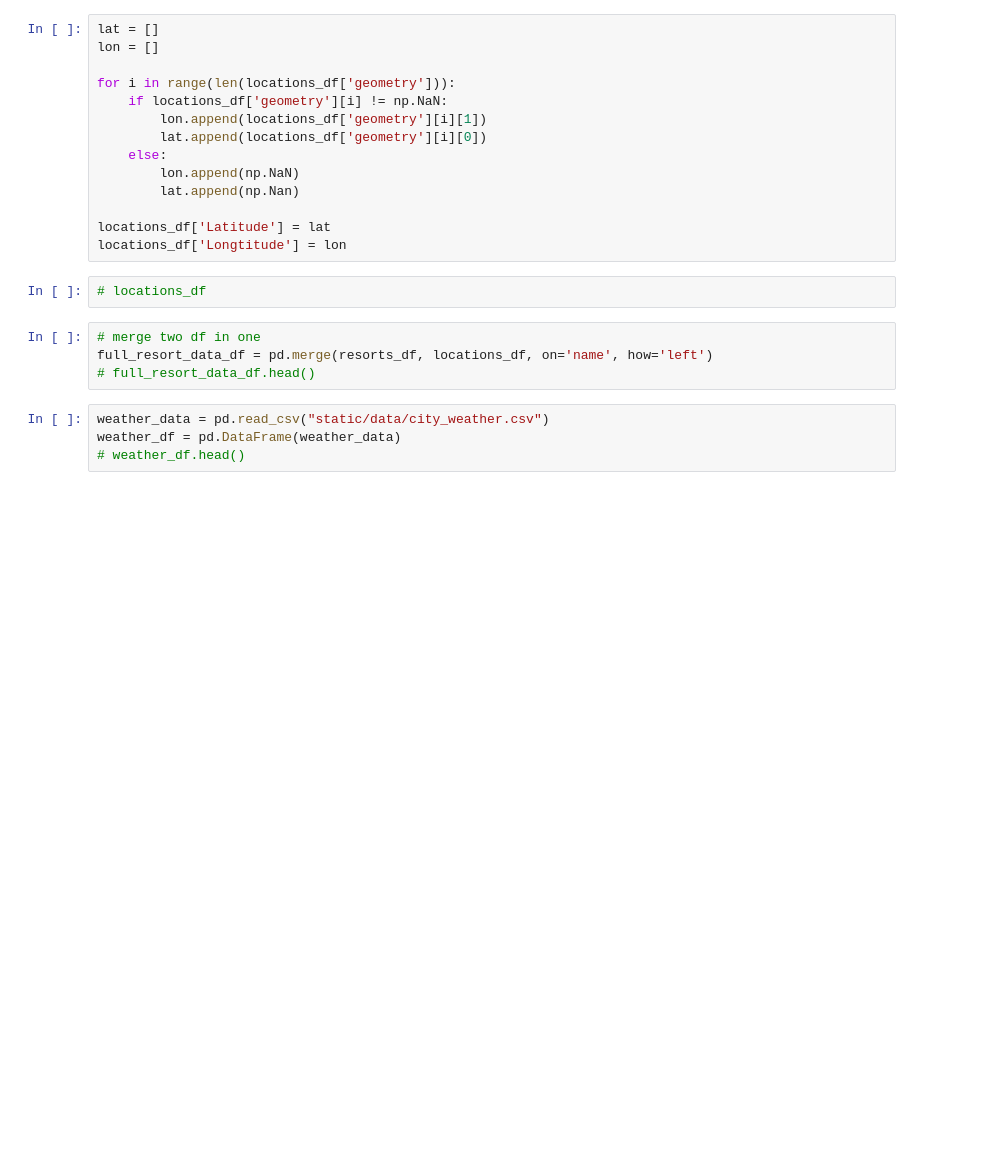
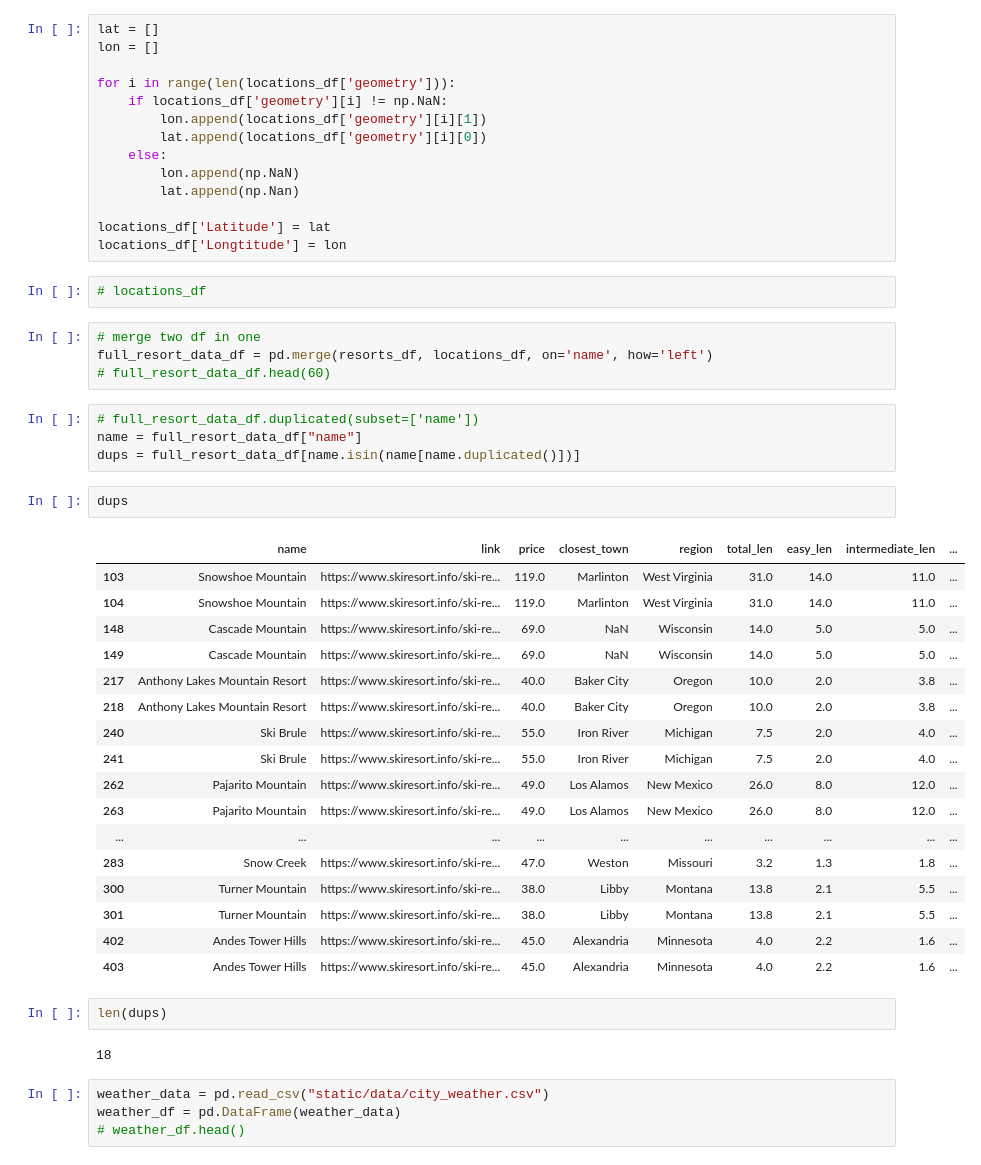
Before and after one commit to lanakimova/ShreddingtheGnar, a Jupyter notebook: DataSetUp.ipynb, the cells around one changed output. Saved outputs shown, nothing was run; the diff lists cells and outputs as text; blank space fills up the shorter version.

Commit message:
checking for duplicates

```diff
--- a/DataSetUp.ipynb
+++ b/DataSetUp.ipynb
@@ -129,7 +134,35 @@ locations_df['Longtitude'] = lon
 # %%
 # merge two df in one
 full_resort_data_df = pd.merge(resorts_df, locations_df, on='name', how='left')
-# full_resort_data_df.head()
+# full_resort_data_df.head(60)
+# %%
+# full_resort_data_df.duplicated(subset=['name'])
+name = full_resort_data_df["name"]
+dups = full_resort_data_df[name.isin(name[name.duplicated()])]
+# %%
+dups
+# %% [output]
+|  | name | link | price | closest_town | region | total_len | easy_len | intermediate_len | ... |
+| 103 | Snowshoe Mountain | https://www.skiresort.info/ski-re... | 119.0 | Marlinton | West Virginia | 31.0 | 14.0 | 11.0 | ... |
+| 104 | Snowshoe Mountain | https://www.skiresort.info/ski-re... | 119.0 | Marlinton | West Virginia | 31.0 | 14.0 | 11.0 | ... |
+| 148 | Cascade Mountain | https://www.skiresort.info/ski-re... | 69.0 | NaN | Wisconsin | 14.0 | 5.0 | 5.0 | ... |
+| 149 | Cascade Mountain | https://www.skiresort.info/ski-re... | 69.0 | NaN | Wisconsin | 14.0 | 5.0 | 5.0 | ... |
+| 217 | Anthony Lakes Mountain Resort | https://www.skiresort.info/ski-re... | 40.0 | Baker City | Oregon | 10.0 | 2.0 | 3.8 | ... |
+| 218 | Anthony Lakes Mountain Resort | https://www.skiresort.info/ski-re... | 40.0 | Baker City | Oregon | 10.0 | 2.0 | 3.8 | ... |
+| 240 | Ski Brule | https://www.skiresort.info/ski-re... | 55.0 | Iron River | Michigan | 7.5 | 2.0 | 4.0 | ... |
+| 241 | Ski Brule | https://www.skiresort.info/ski-re... | 55.0 | Iron River | Michigan | 7.5 | 2.0 | 4.0 | ... |
+| 262 | Pajarito Mountain | https://www.skiresort.info/ski-re... | 49.0 | Los Alamos | New Mexico | 26.0 | 8.0 | 12.0 | ... |
+| 263 | Pajarito Mountain | https://www.skiresort.info/ski-re... | 49.0 | Los Alamos | New Mexico | 26.0 | 8.0 | 12.0 | ... |
+| ... | ... | ... | ... | ... | ... | ... | ... | ... | ... |
+| 283 | Snow Creek | https://www.skiresort.info/ski-re... | 47.0 | Weston | Missouri | 3.2 | 1.3 | 1.8 | ... |
+| 300 | Turner Mountain | https://www.skiresort.info/ski-re... | 38.0 | Libby | Montana | 13.8 | 2.1 | 5.5 | ... |
+| 301 | Turner Mountain | https://www.skiresort.info/ski-re... | 38.0 | Libby | Montana | 13.8 | 2.1 | 5.5 | ... |
+| 402 | Andes Tower Hills | https://www.skiresort.info/ski-re... | 45.0 | Alexandria | Minnesota | 4.0 | 2.2 | 1.6 | ... |
+| 403 | Andes Tower Hills | https://www.skiresort.info/ski-re... | 45.0 | Alexandria | Minnesota | 4.0 | 2.2 | 1.6 | ... |
+# %%
+len(dups)
+# %% [output]
+18
 # %%
 weather_data = pd.read_csv("static/data/city_weather.csv")
 weather_df = pd.DataFrame(weather_data)
```
Also changed, not shown: parts of 6 cells of this notebook, 1 other file.
